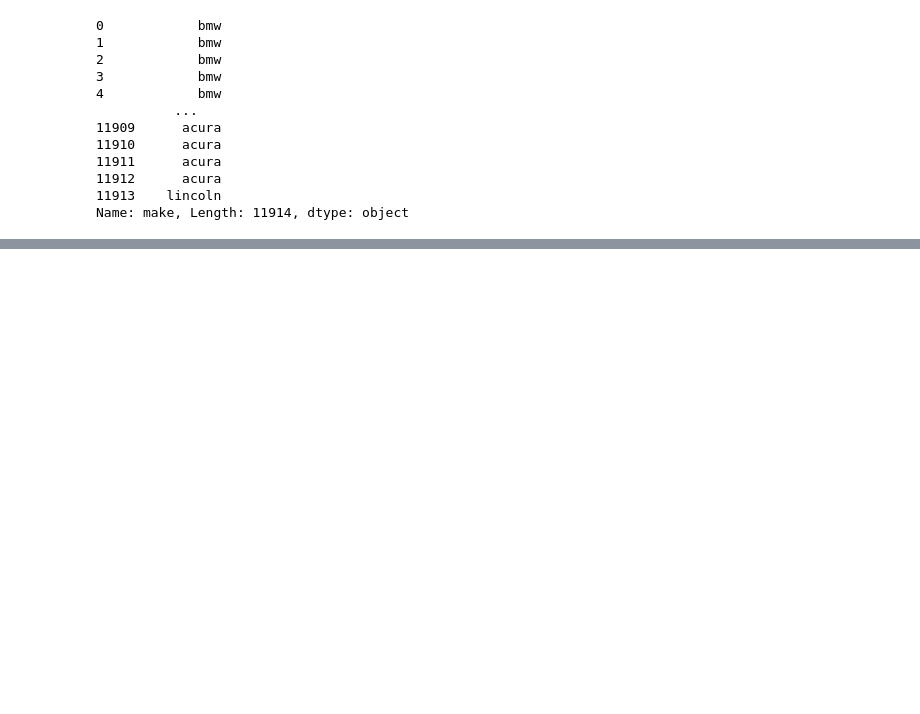
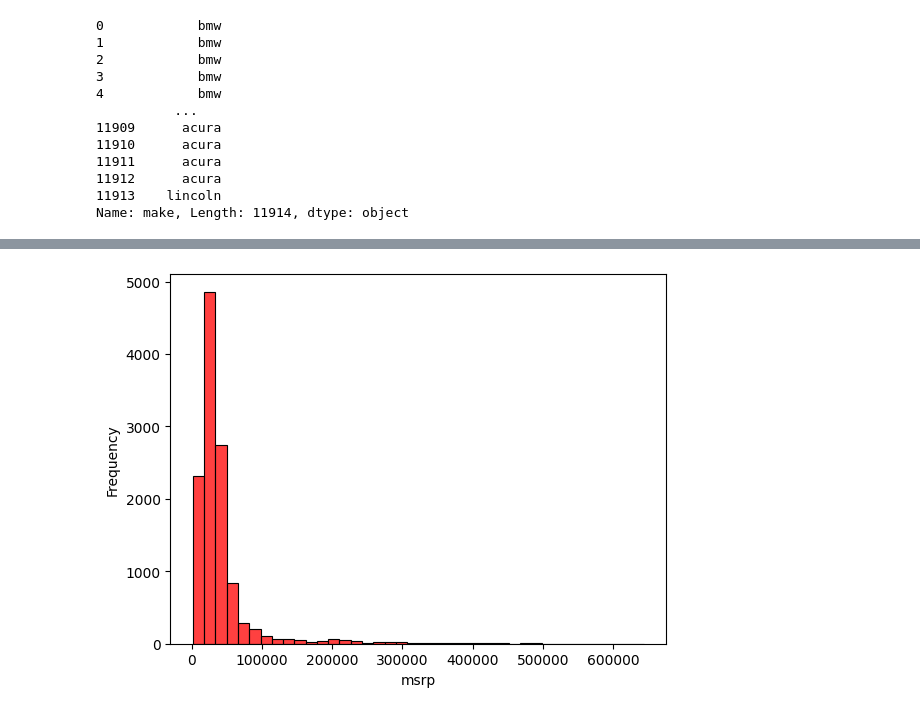
Before and after one commit to makanji/Machine_learning, a Jupyter notebook: machine_learning_intuition.ipynb, the cells around one changed output, grey strips where cells are left out. Saved outputs shown, nothing was run; the diff lists cells and outputs as text; code cells hidden in the pictures; blank space fills up the shorter version.

```diff
--- a/machine_learning_intuition.ipynb
+++ b/machine_learning_intuition.ipynb
@@ -363,0 +214,7 @@ a.shape
+# %%
+sns.histplot(df.msrp[df.msrp<= 1000000], bins = 40, color = 'red')
+#plt.figure(figsize = (4,6))
+plt.ylabel("Frequency")
+plt.show()
+# %% [output]
+[figure, added]
```
Also changed, not shown: parts of 103 cells of this notebook.
